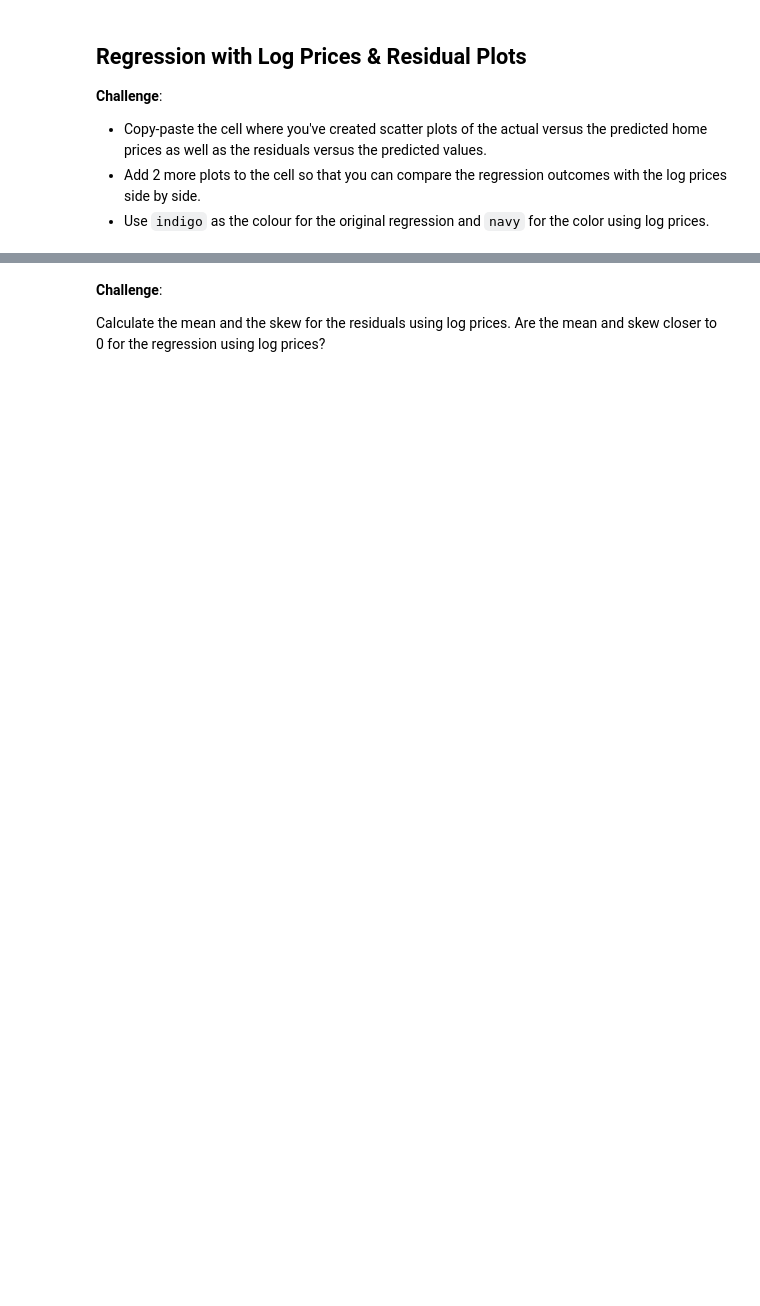
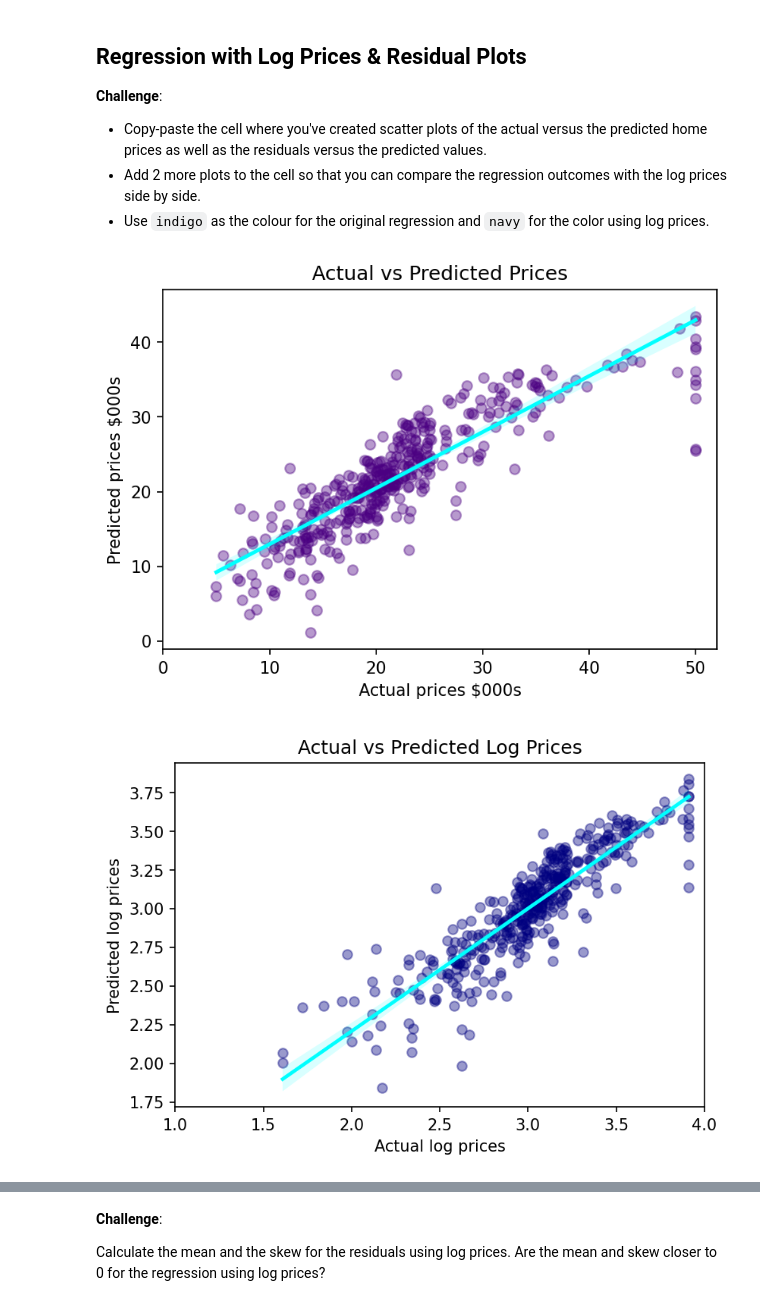
Before and after one commit to cedoula/100-days-of-code-python, a Jupyter notebook: Projects/Day_56/Multivariable_Regression/Multivariable_Regression_and_Valuation_Model.ipynb, the cells around one changed output, grey strips where cells are left out. Drawn from its saved outputs; the diff is of its cells as text; code cells hidden in the pictures; blank space fills up the shorter version.

```diff
--- a/Projects/Day_56/Multivariable_Regression/Multivariable_Regression_and_Valuation_Model.ipynb
+++ b/Projects/Day_56/Multivariable_Regression/Multivariable_Regression_and_Valuation_Model.ipynb
@@ -535,3 +533,8 @@ $$ \log (PR \hat ICE) = \theta _0 + \theta _1 RM + \theta _2 NOX + \theta_3 DIS
 * Run a second regression, but this time use the transformed target data.
 * What is the r-squared of the regression on the training data?
 * Have we improved the fit of our model compared to before based on this measure?
+# %%
+X_train, X_test, y_train_log, y_test_log = train_test_split(X, price_log, test_size=0.2, random_state=10)
+# %%
+model_2 = LinearRegression()
+model_2.fit(X_train, y_train_log)
@@ -553,3 +580,27 @@ Hint: Use a DataFrame to make the output look pretty.
 * Copy-paste the cell where you've created scatter plots of the actual versus the predicted home prices as well as the residuals versus the predicted values.
 * Add 2 more plots to the cell so that you can compare the regression outcomes with the log prices side by side.
 * Use `indigo` as the colour for the original regression and `navy` for the color using log prices.
+# %%
+log_predicted_values = model_2.predict(X_train)
+log_residuals = y_train_log - log_predicted_values
+# %%
+plt.figure(dpi=150)
+ax = sns.regplot(x=y_train,
+                 y=predicted_values,
+                 scatter_kws={'alpha': 0.4, 'color': 'indigo'},
+                 line_kws={'color': 'cyan'})
+plt.title('Actual vs Predicted Prices')
+ax.set(xlim=(0, 52), ylabel='Predicted prices $000s', xlabel='Actual prices $000s')
+plt.show()
+
+plt.figure(dpi=150)
+ax = sns.regplot(x=y_train_log,
+                 y=log_predicted_values,
+                 scatter_kws={'alpha': 0.4, 'color': 'navy'},
+                 line_kws={'color': 'cyan'})
+plt.title('Actual vs Predicted Log Prices')
+ax.set(xlim=(1, 4.0), ylabel='Predicted log prices', xlabel='Actual log prices')
+plt.show()
+# %% [output]
+[figure, added]
+[figure, added]
```
Also changed, not shown: parts of 16 cells of this notebook, 1 other file.
